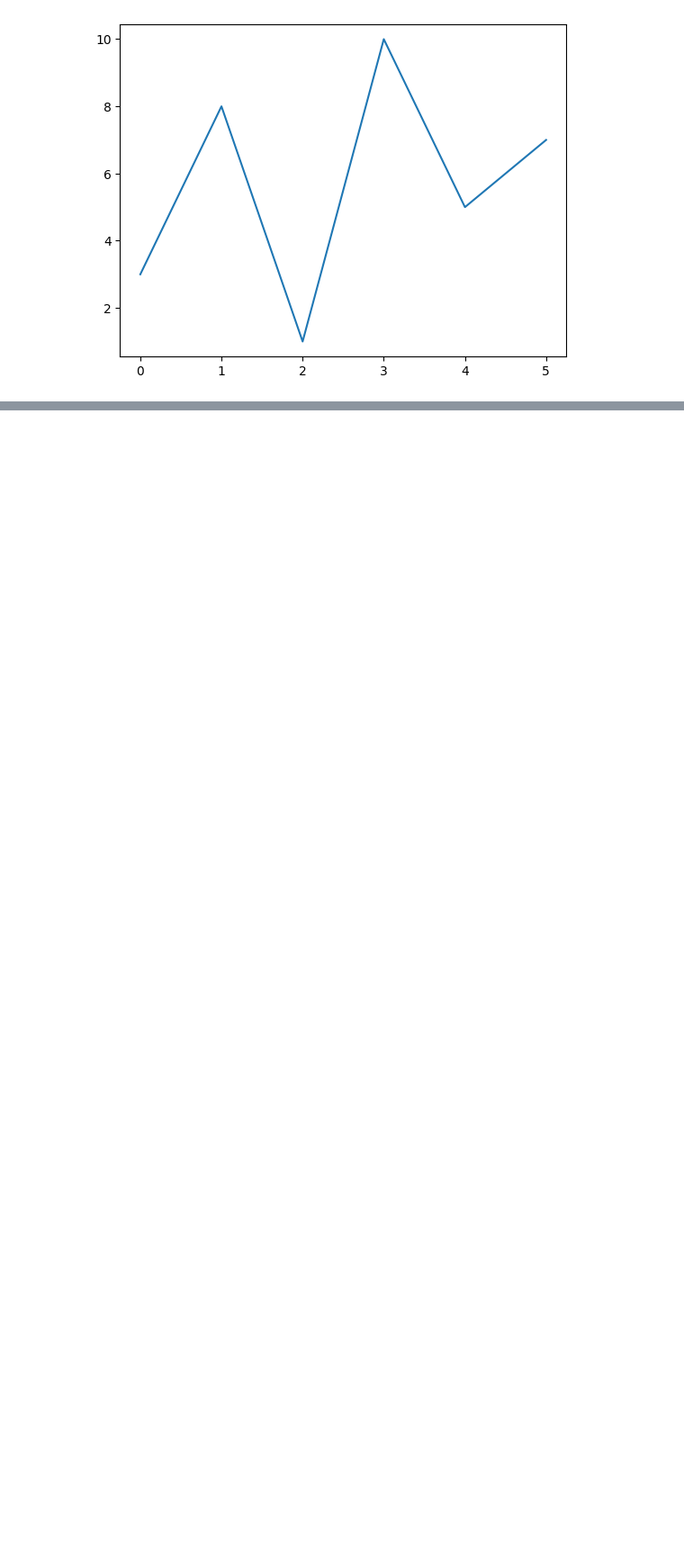
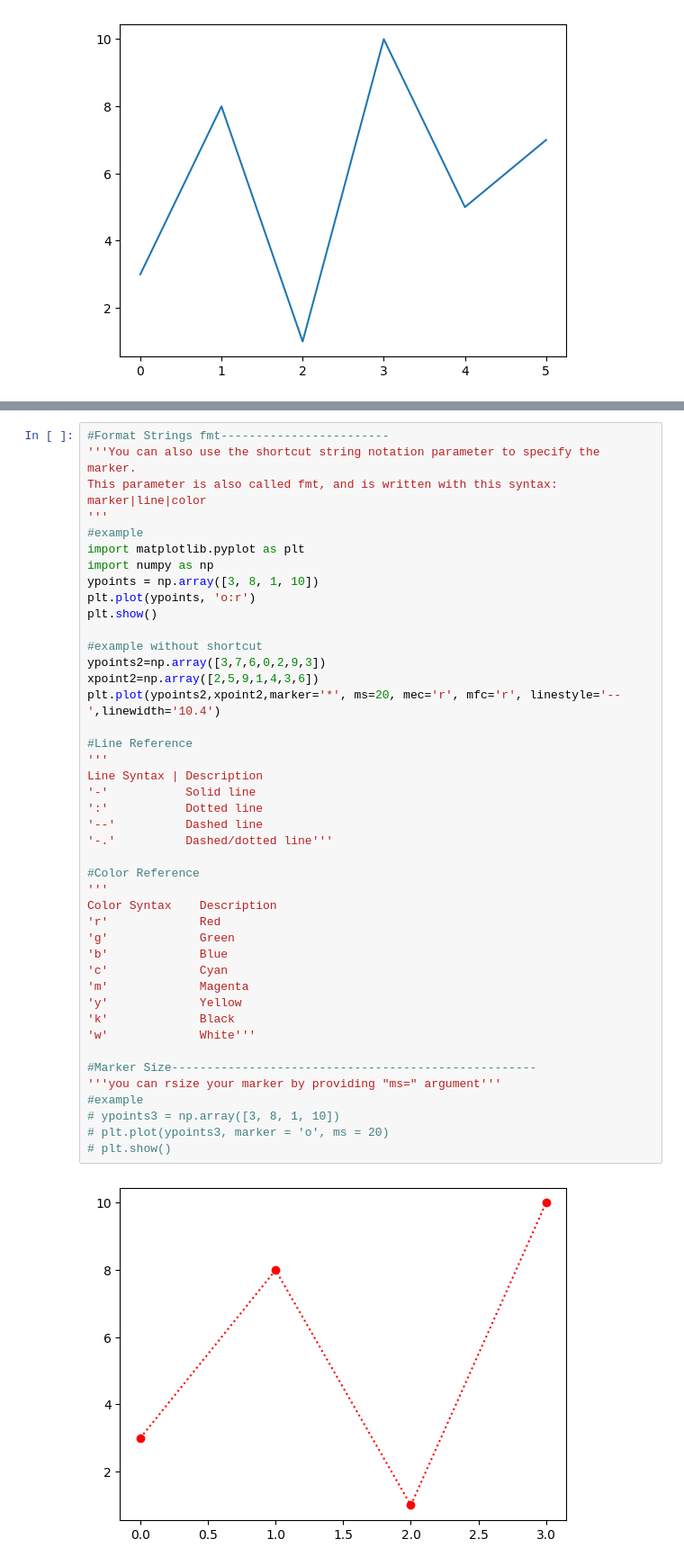
Before and after one commit to Vivek9gupta/numpy_note, a Jupyter notebook: matplotlib_note.ipynb, the cells around one changed output, grey strips where cells are left out. Shown at 90% size. Drawn from its saved outputs; the diff is of its cells as text; blank space fills up the shorter version.

```diff
--- a/matplotlib_note.ipynb
+++ b/matplotlib_note.ipynb
@@ -85,0 +135,46 @@ ypoints = np.array([3, 8, 1, 10, 5, 7])
+# %%
+#Format Strings fmt------------------------
+'''You can also use the shortcut string notation parameter to specify the marker.
+This parameter is also called fmt, and is written with this syntax:
+marker|line|color
+'''
+#example
+import matplotlib.pyplot as plt
+import numpy as np
+ypoints = np.array([3, 8, 1, 10])
+plt.plot(ypoints, 'o:r')
+plt.show()
+
+#example without shortcut
+ypoints2=np.array([3,7,6,0,2,9,3])
+xpoint2=np.array([2,5,9,1,4,3,6])
+plt.plot(ypoints2,xpoint2,marker='*', ms=20, mec='r', mfc='r', linestyle='--',linewidth='10.4')
+
+#Line Reference
+'''
+Line Syntax	| Description
+'-'	          Solid line
+':'	          Dotted line
+'--'	      Dashed line
+'-.'	      Dashed/dotted line'''
+
+#Color Reference
+'''
+Color Syntax	Description
+'r'          	Red
+'g'	            Green
+'b'	            Blue
+'c'	            Cyan
+'m'	            Magenta
+'y'	            Yellow
+'k'         	Black
+'w'         	White'''
+
+#Marker Size----------------------------------------------------
+'''you can rsize your marker by providing "ms=" argument'''
+#example
+# ypoints3 = np.array([3, 8, 1, 10])
+# plt.plot(ypoints3, marker = 'o', ms = 20)
+# plt.show()
+# %% [output]
+[figure, added]
```
Also changed, not shown: parts of 7 cells of this notebook.
